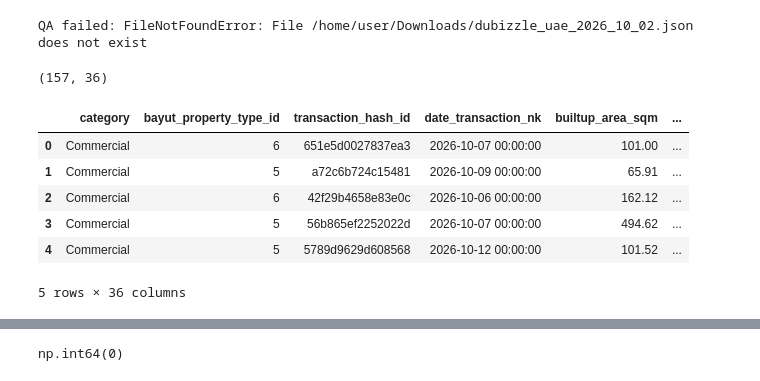
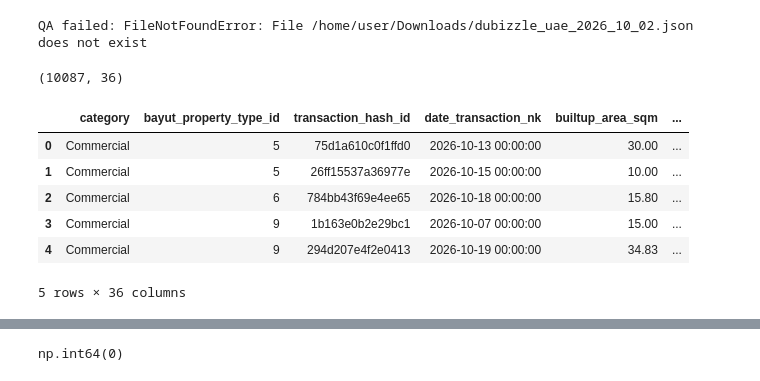
Before and after one commit to Devika-p-das/hw-training, a Jupyter notebook: 2026-07-27/qa.ipynb, the cells around one changed output, grey strips where cells are left out. Cells and saved outputs as stored; diff of their text form; code cells hidden in the pictures.

```diff
--- a/2026-07-27/qa.ipynb
+++ b/2026-07-27/qa.ipynb
@@ -25,7 +25,7 @@ import json
 # 1. FILE CONFIGURATION
 # ============================================================
 
-file_path = "/home/user/Downloads/bayut_uae_2026_10_15.json"
+file_path = "/home/user/Downloads/dubizzle_egp_2026_10_03.json"
 chunk_size = 10_000
 
 # ============================================================
@@ -198,7 +198,7 @@ import os
 # 1. FILE CONFIGURATION
 # ============================================================
 
-file_path = "/home/user/Downloads/bayut_uae_2026_10_15.json"
+file_path = "/home/user/Downloads/dubizzle_egp_2026_10_03.json"
 chunk_size = 10_000
 output_dir = "/home/user/Downloads/bayut_qa_report"
 
@@ -417,7 +417,7 @@ Total completely empty fields: 13
 import pandas as pd
 
 # File configuration
-file_path = "/home/user/Downloads/bayut_uae_2026_10_15.json"
+file_path = "/home/user/Downloads/dubizzle_egp_2026_10_03.json"
 chunk_size = 10_000
 
 total_records = 0
@@ -537,7 +537,7 @@ FAIL: Differences, missing values, or non-uppercase values found.
 # %%
 import pandas as pd
 
-file_path = "/home/user/Downloads/bayut_uae_2026_10_15.json"
+file_path = "/home/user/Downloads/dubizzle_egp_2026_10_03.json"
 chunk_size = 10_000
 
 issue_examples = {}
@@ -1148,28 +1148,28 @@ QA failed: FileNotFoundError: File /home/user/Downloads/dubizzle_uae_2026_10_02.
 # %%
 import pandas as pd
 import json
 
-file_path = "/home/user/Downloads/bahrainfinder_bah_2026_10_03.json"
+file_path = "/home/user/Downloads/bayut_transactions_rented_commercial_2026_10_21.json"
 
 try:
     df = pd.read_json(file_path, lines=True)
 except ValueError:
     try:
         df = pd.read_json(file_path, lines=False)
     except ValueError:
         with open(file_path, "r", encoding="utf-8-sig") as f:
             data = json.load(f)
 
         df = pd.DataFrame(data)
 
 print(df.shape)
 display(df.head())
 # %% [output]
-(157, 36)
+(10087, 36)
 |  | category | bayut_property_type_id | transaction_hash_id | date_transaction_nk | builtup_area_sqm | ... |
-| 0 | Commercial | 6 | 651e5d0027837ea3 | 2026-10-07 00:00:00 | 101.00 | ... |
-| 1 | Commercial | 5 | a72c6b724c15481 | 2026-10-09 00:00:00 | 65.91 | ... |
-| 2 | Commercial | 6 | 42f29b4658e83e0c | 2026-10-06 00:00:00 | 162.12 | ... |
-| 3 | Commercial | 5 | 56b865ef2252022d | 2026-10-07 00:00:00 | 494.62 | ... |
-| 4 | Commercial | 5 | 5789d9629d608568 | 2026-10-12 00:00:00 | 101.52 | ... |
+| 0 | Commercial | 5 | 75d1a610c0f1ffd0 | 2026-10-13 00:00:00 | 30.00 | ... |
+| 1 | Commercial | 5 | 26ff15537a36977e | 2026-10-15 00:00:00 | 10.00 | ... |
+| 2 | Commercial | 6 | 784bb43f69e4ee65 | 2026-10-18 00:00:00 | 15.80 | ... |
+| 3 | Commercial | 9 | 1b163e0b2e29bc1 | 2026-10-07 00:00:00 | 15.00 | ... |
+| 4 | Commercial | 9 | 294d207e4f2e0413 | 2026-10-19 00:00:00 | 34.83 | ... |
 5 rows × 36 columns
```
Also changed, not shown: parts of 23 cells of this notebook, 4 other files.
